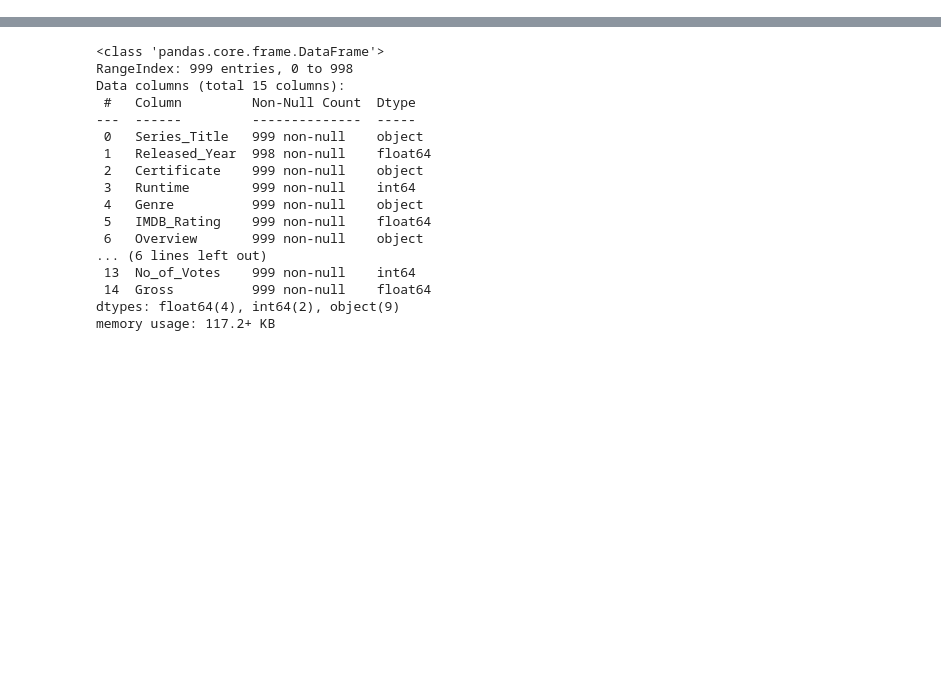
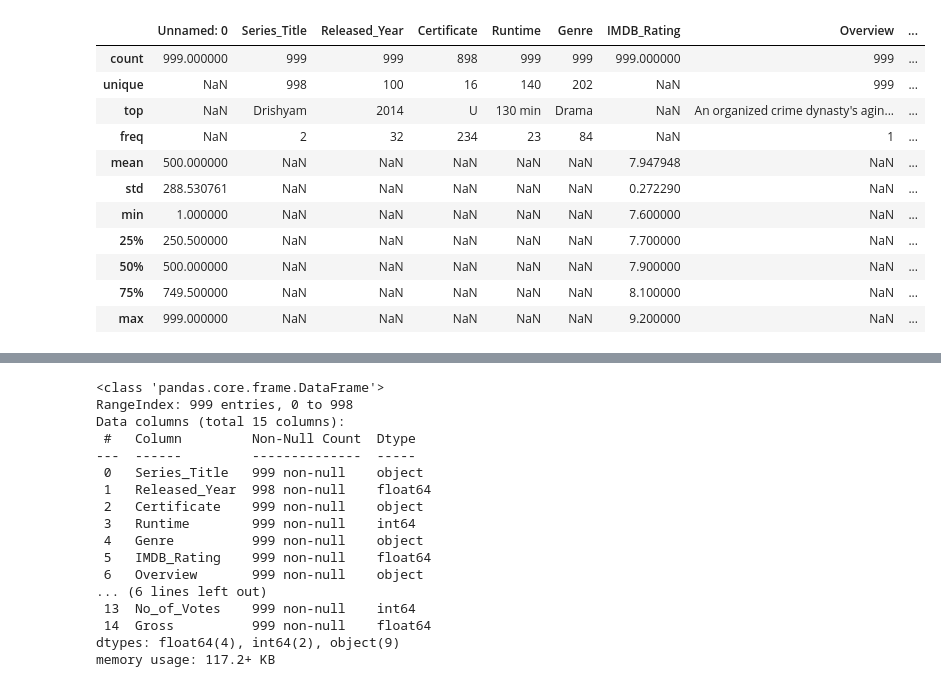
Before and after one commit to andriel300/LH_CD_ANDRIELJOSEDASILVA, a Jupyter notebook: modelagem.ipynb, the cells around one changed output, grey strips where cells are left out. Cells and saved outputs as stored; diff of their text form; code cells hidden in the pictures; blank space fills up the shorter version.

```diff
--- a/modelagem.ipynb
+++ b/modelagem.ipynb
@@ -36,0 +44,16 @@ memory usage: 125.0+ KB
+# %%
+# Descrever os dados para analise e inspeção para limpeza
+data.describe(include='all')
+# %% [output]
+|  | Unnamed: 0 | Series_Title | Released_Year | Certificate | Runtime | Genre | IMDB_Rating | Overview | ... |
+| count | 999.000000 | 999 | 999 | 898 | 999 | 999 | 999.000000 | 999 | ... |
+| unique | NaN | 998 | 100 | 16 | 140 | 202 | NaN | 999 | ... |
+| top | NaN | Drishyam | 2014 | U | 130 min | Drama | NaN | An organized crime dynasty's agin... | ... |
+| freq | NaN | 2 | 32 | 234 | 23 | 84 | NaN | 1 | ... |
+| mean | 500.000000 | NaN | NaN | NaN | NaN | NaN | 7.947948 | NaN | ... |
+| std | 288.530761 | NaN | NaN | NaN | NaN | NaN | 0.272290 | NaN | ... |
+| min | 1.000000 | NaN | NaN | NaN | NaN | NaN | 7.600000 | NaN | ... |
+| 25% | 250.500000 | NaN | NaN | NaN | NaN | NaN | 7.700000 | NaN | ... |
+| 50% | 500.000000 | NaN | NaN | NaN | NaN | NaN | 7.900000 | NaN | ... |
+| 75% | 749.500000 | NaN | NaN | NaN | NaN | NaN | 8.100000 | NaN | ... |
+| max | 999.000000 | NaN | NaN | NaN | NaN | NaN | 9.200000 | NaN | ... |
```
Also changed, not shown: parts of 20 cells of this notebook, 1 other file.
